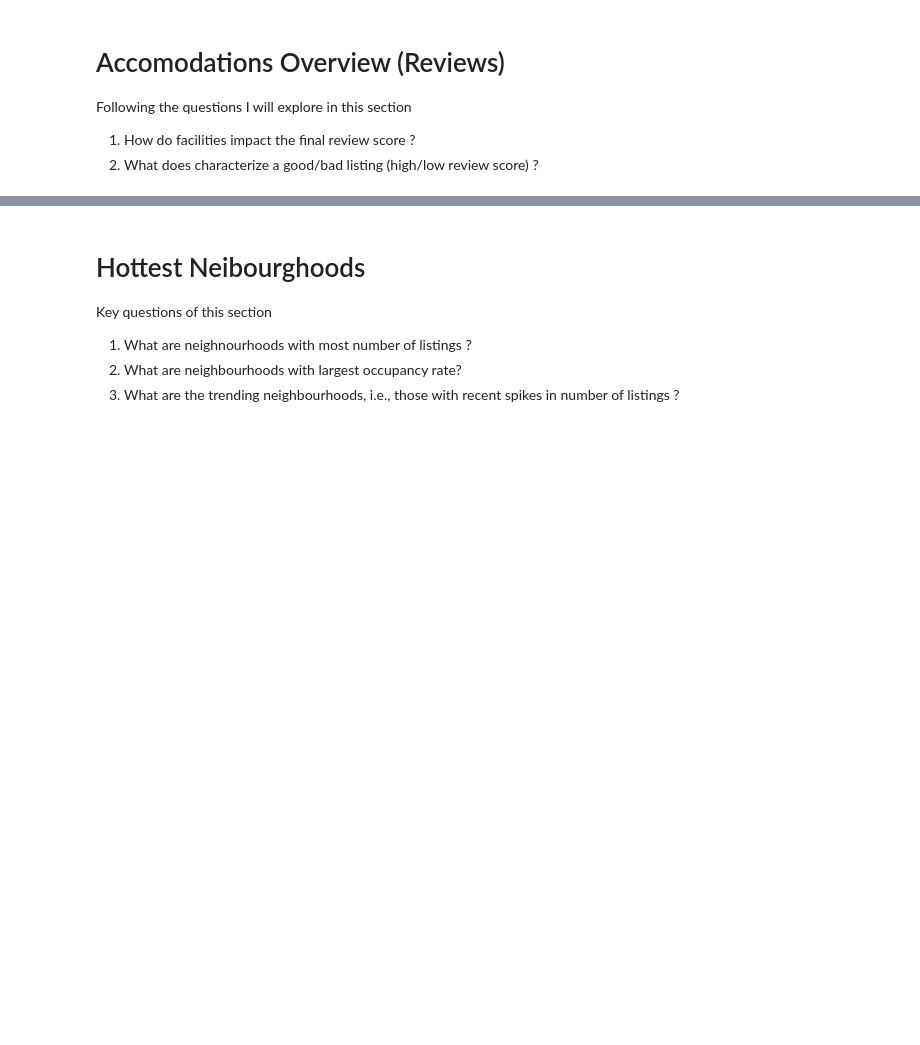
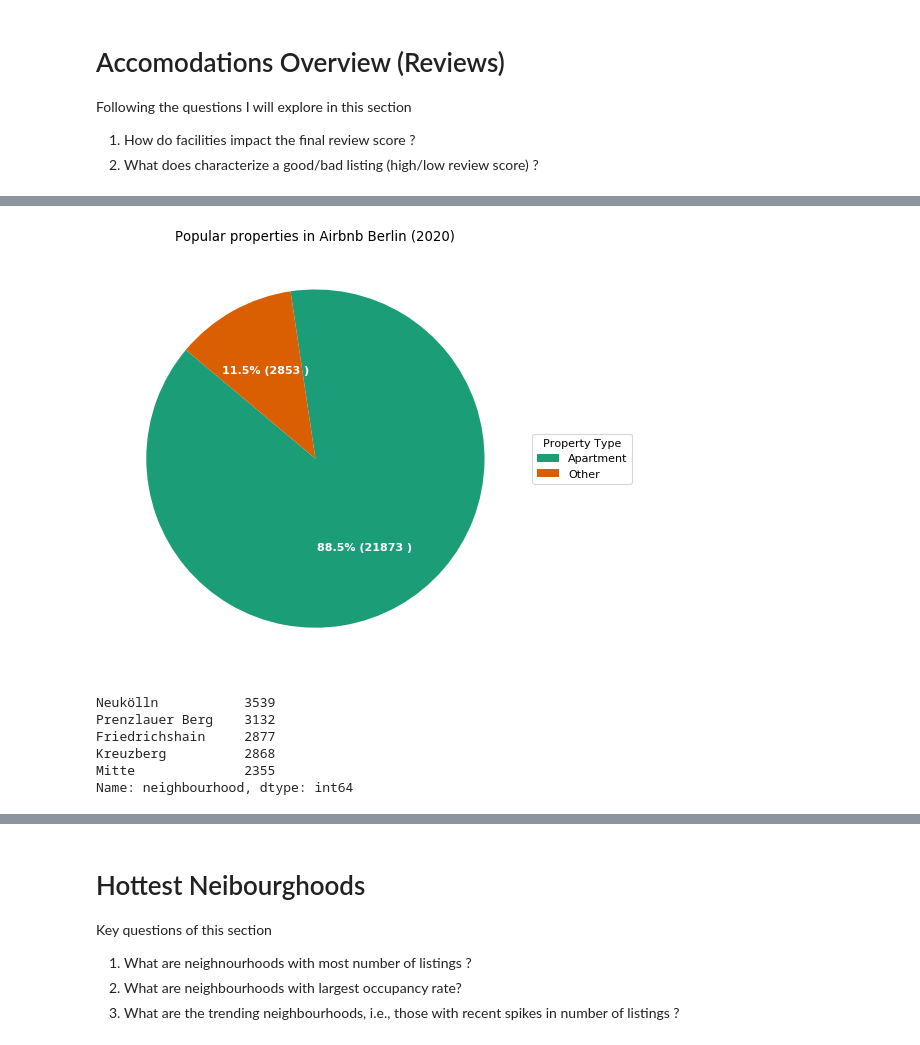
Before and after one commit to vitorarrais/data-science-notebooks, a Jupyter notebook: airbnb-berlin/airbnb-berlin.ipynb, the cells around one changed output, grey strips where cells are left out. Cells and saved outputs as stored; diff of their text form; code cells hidden in the pictures; blank space fills up the shorter version.

```diff
--- a/airbnb-berlin/airbnb-berlin.ipynb
+++ b/airbnb-berlin/airbnb-berlin.ipynb
@@ -232,0 +265,41 @@ means.set_index(reversed(dates)).plot.bar()
+# %%
+df = df_listings.copy(deep=True)
+df['property_type'] = df['property_type'].apply(lambda t: t if (t=='Apartment') else 'Other' )
+
+df = df.groupby('property_type').size().reset_index(name='counts')
+
+# draw plot
+fig, ax = plt.subplots(figsize=(12, 7), subplot_kw=dict(aspect="equal"), dpi= 80)
+
+data = df['counts']
+categories = df['property_type']
+# explode = [0,0,0,0,0,0.1,0]
+
+def func(pct, allvals):
+    absolute = int(pct/100.*np.sum(allvals))
+    return "{:.1f}% ({:d} )".format(pct, absolute)
+
+wedges, texts, autotexts = ax.pie(data,
+                                  autopct=lambda pct: func(pct, data),
+                                  textprops=dict(color="w"),
+                                  colors=plt.cm.Dark2.colors,
+                                 startangle=140)
+                                 #explode=explode)
+
+# Decoration
+ax.legend(wedges, categories, title="Property Type", loc="center left", bbox_to_anchor=(1, 0, 0.5, 1))
+plt.setp(autotexts, size=10, weight=700)
+ax.set_title("Popular properties in Airbnb Berlin (2020)")
+plt.show()
+# %% [output]
+[figure, added]
+# %%
+popular_neigh = df_listings['neighbourhood'].value_counts()[:5] # popular neighbourhoods
+popular_neigh
+# %% [output]
+Neukölln           3539
+Prenzlauer Berg    3132
+Friedrichshain     2877
+Kreuzberg          2868
+Mitte              2355
+Name: neighbourhood, dtype: int64
```
Also changed, not shown: parts of 41 cells of this notebook.
